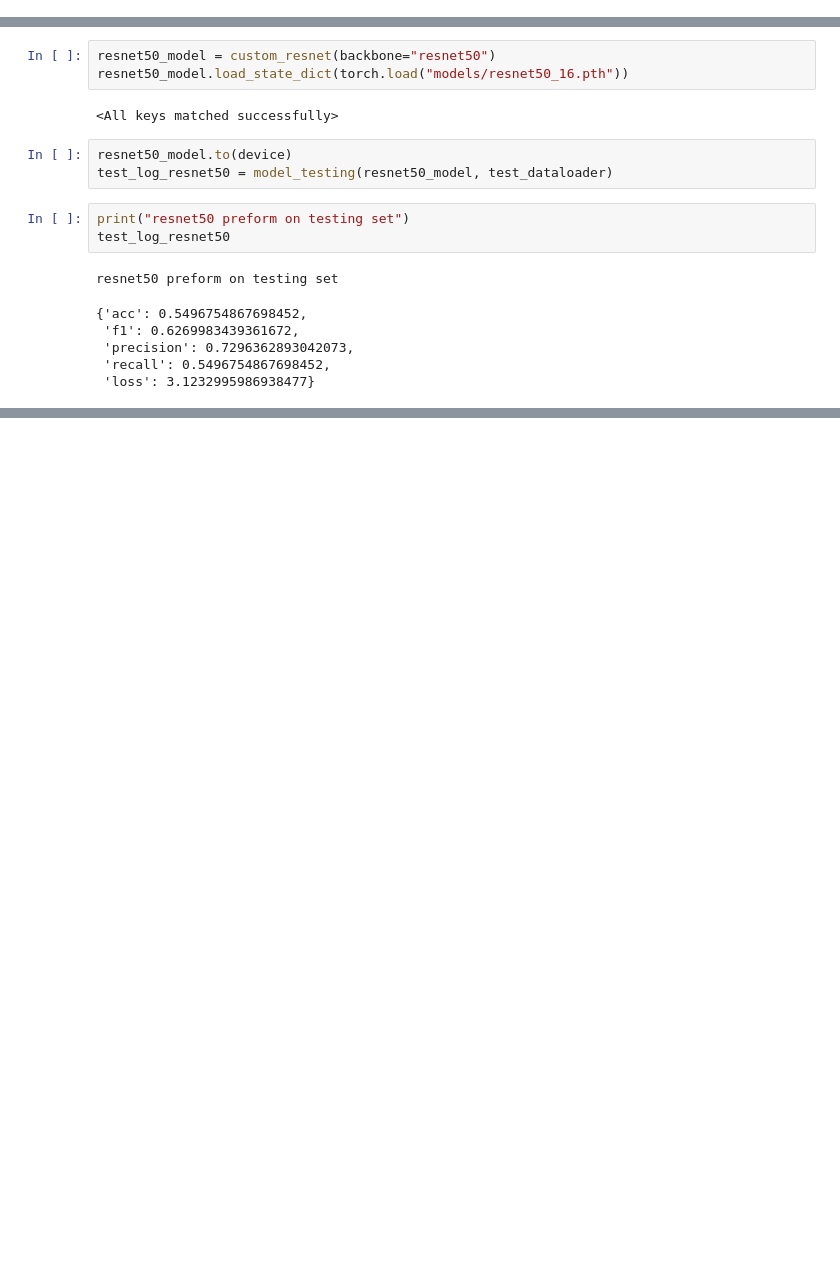
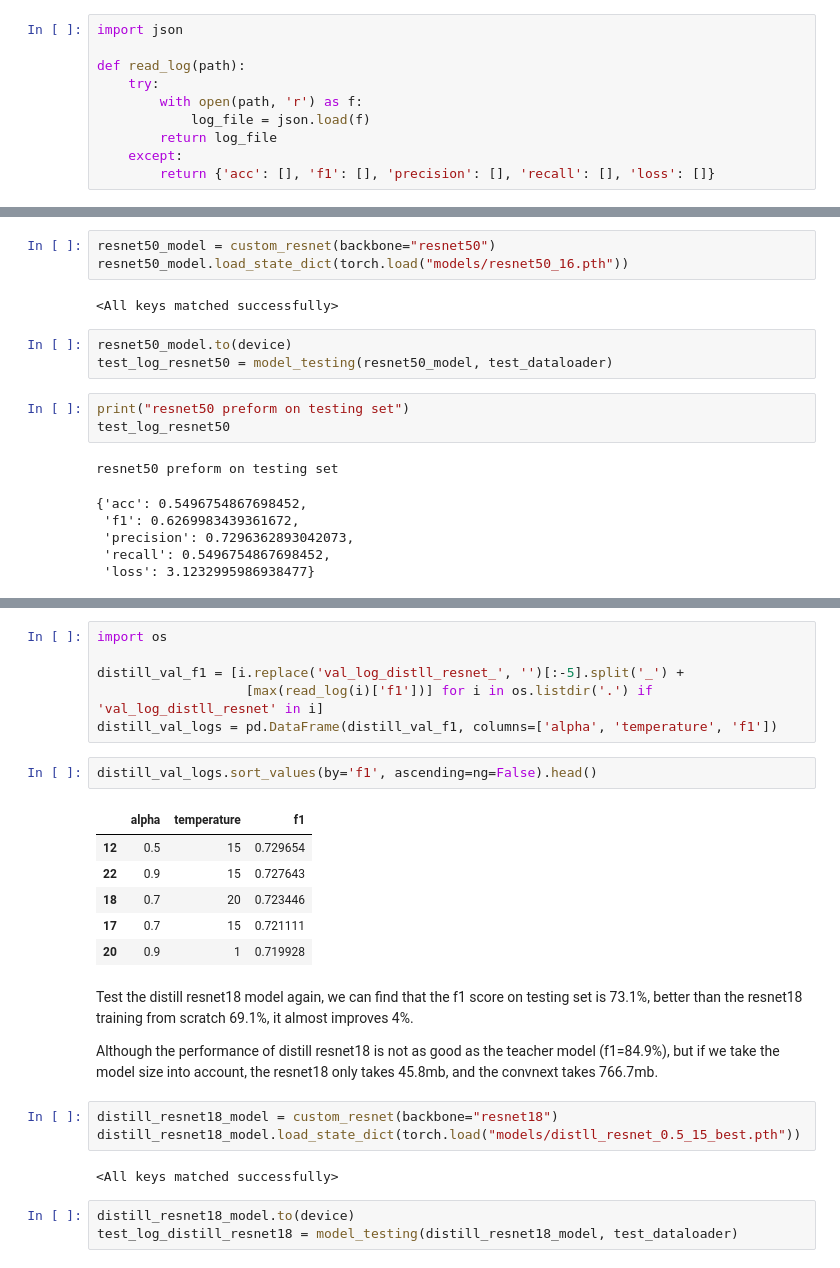
Before and after one commit to ccng830/lsml2_final_project, a Jupyter notebook: final_project_training_part/LSML2_Final_Project_training_part.ipynb, the cells around one changed output, grey strips where cells are left out. Drawn from its saved outputs; the diff is of its cells as text; blank space fills up the shorter version.

```diff
--- a/final_project_training_part/LSML2_Final_Project_training_part.ipynb
+++ b/final_project_training_part/LSML2_Final_Project_training_part.ipynb
@@ -204 +207,11 @@ class custom_resnet(nn.Module):
+# %%
+import json
+
+def read_log(path):
+    try:
+        with open(path, 'r') as f:
+            log_file = json.load(f)
+        return log_file
+    except:
+        return {'acc': [], 'f1': [], 'precision': [], 'recall': [], 'loss': []}
 # %%
@@ -437,0 +695,27 @@ We can find that the performance (f1-score) of resnet18 is better than resnet50.
+# %%
+import os
+
+distill_val_f1 = [i.replace('val_log_distll_resnet_', '')[:-5].split('_') +
+                   [max(read_log(i)['f1'])] for i in os.listdir('.') if 'val_log_distll_resnet' in i]
+distill_val_logs = pd.DataFrame(distill_val_f1, columns=['alpha', 'temperature', 'f1'])
+# %%
+distill_val_logs.sort_values(by='f1', ascending=ng=False).head()
+# %% [output]
+|  | alpha | temperature | f1 |
+| 12 | 0.5 | 15 | 0.729654 |
+| 22 | 0.9 | 15 | 0.727643 |
+| 18 | 0.7 | 20 | 0.723446 |
+| 17 | 0.7 | 15 | 0.721111 |
+| 20 | 0.9 | 1 | 0.719928 |
+# %% [markdown]
+Test the distill resnet18 model again, we can find that the f1 score on testing set is 73.1%, better than the resnet18 training from scratch 69.1%, it almost improves 4%.
+
+Although the performance of distill resnet18 is not as good as the teacher model (f1=84.9%), but if we take the model size into account, the resnet18 only takes 45.8mb, and the convnext takes 766.7mb.
+# %%
+distill_resnet18_model = custom_resnet(backbone="resnet18")
+distill_resnet18_model.load_state_dict(torch.load("models/distll_resnet_0.5_15_best.pth"))
+# %% [output]
+<All keys matched successfully>
+# %%
+distill_resnet18_model.to(device)
+test_log_distill_resnet18 = model_testing(distill_resnet18_model, test_dataloader)
```
Also changed, not shown: parts of 47 cells of this notebook.
